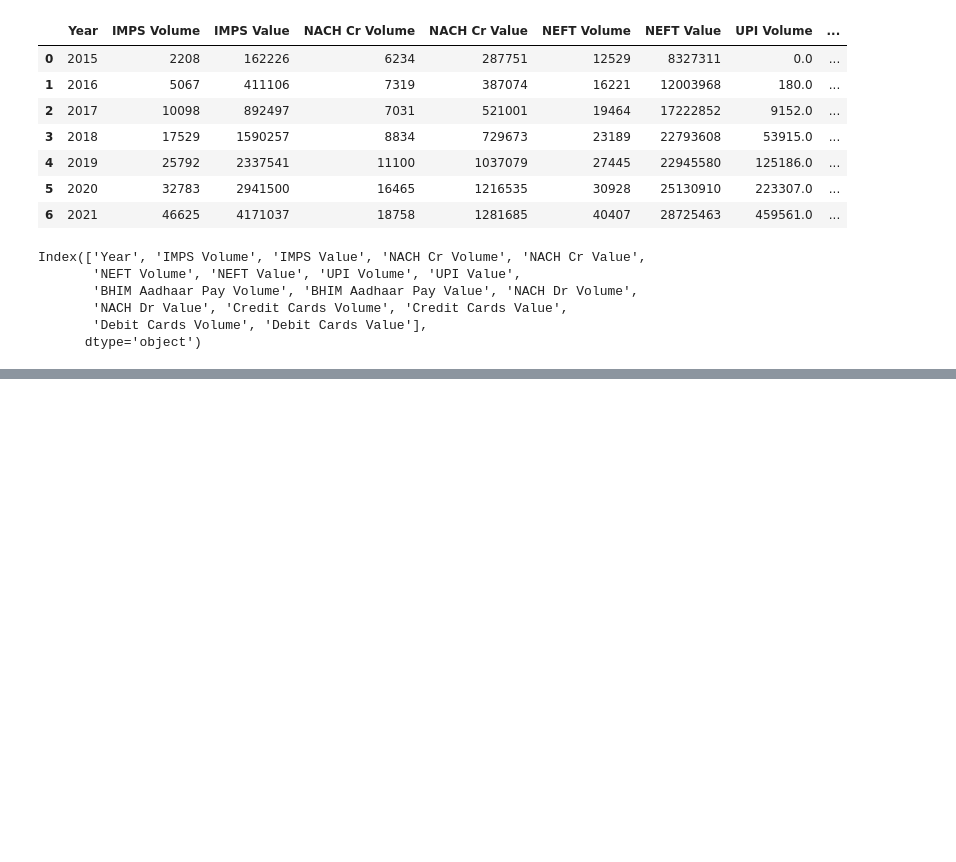
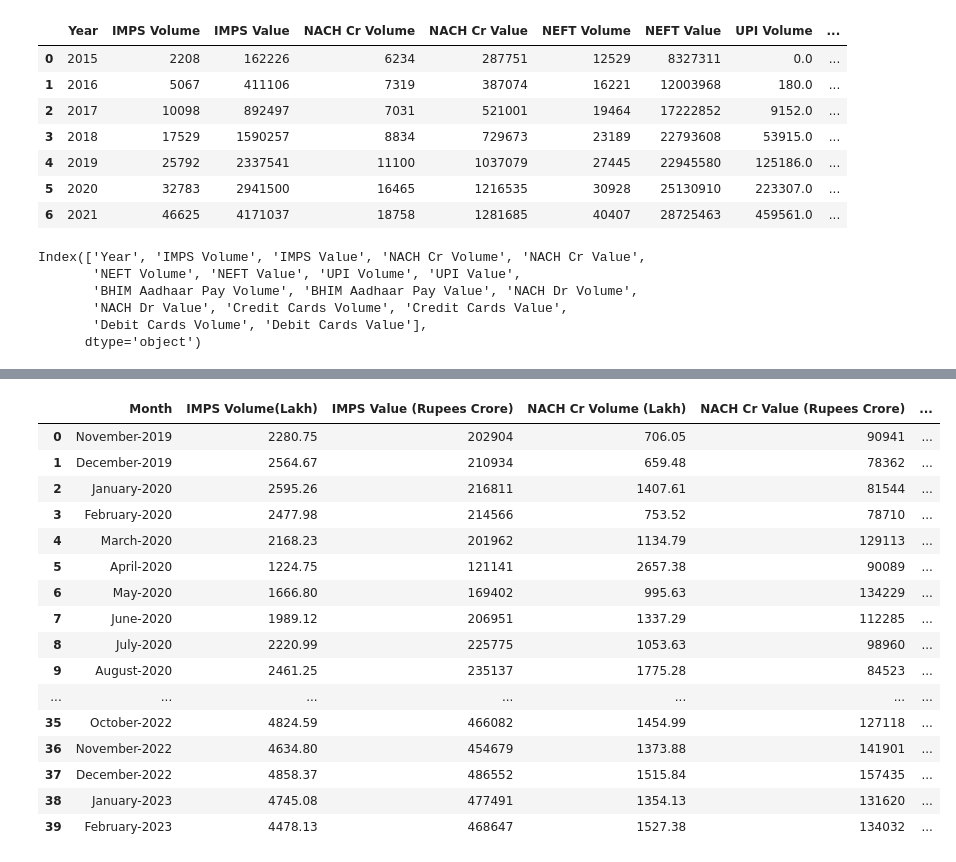
Before and after one commit to chirag-25/Datascience_writing_assignment, a Jupyter notebook: plotting.ipynb, the cells around one changed output, grey strips where cells are left out. Cells and saved outputs as stored; diff of their text form; code cells hidden in the pictures; blank space fills up the shorter version.

```diff
--- a/plotting.ipynb
+++ b/plotting.ipynb
@@ -487,0 +649,23 @@ payment_system_yearly.to_csv('payment_system_yearly_final.csv', index=False)
+# %%
+monthly_paisa_system.iloc[:, 1:] = monthly_paisa_system.iloc[:, 1:].apply(pd.to_numeric, errors = 'coerce')
+monthly_paisa_system['Month'] = pd.to_datetime(monthly_paisa_system['Month'], format='%b-%y')
+monthly_paisa_system['Month'] = monthly_paisa_system['Month'].dt.strftime('%B-%Y')
+monthly_paisa_system
+# %% [output]
+|  | Month | IMPS Volume(Lakh) | IMPS Value (Rupees Crore) | NACH Cr Volume (Lakh) | NACH Cr Value (Rupees Crore) | ... |
+| 0 | November-2019 | 2280.75 | 202904 | 706.05 | 90941 | ... |
+| 1 | December-2019 | 2564.67 | 210934 | 659.48 | 78362 | ... |
+| 2 | January-2020 | 2595.26 | 216811 | 1407.61 | 81544 | ... |
+| 3 | February-2020 | 2477.98 | 214566 | 753.52 | 78710 | ... |
+| 4 | March-2020 | 2168.23 | 201962 | 1134.79 | 129113 | ... |
+| 5 | April-2020 | 1224.75 | 121141 | 2657.38 | 90089 | ... |
+| 6 | May-2020 | 1666.80 | 169402 | 995.63 | 134229 | ... |
+| 7 | June-2020 | 1989.12 | 206951 | 1337.29 | 112285 | ... |
+| 8 | July-2020 | 2220.99 | 225775 | 1053.63 | 98960 | ... |
+| 9 | August-2020 | 2461.25 | 235137 | 1775.28 | 84523 | ... |
+| ... | ... | ... | ... | ... | ... | ... |
+| 35 | October-2022 | 4824.59 | 466082 | 1454.99 | 127118 | ... |
+| 36 | November-2022 | 4634.80 | 454679 | 1373.88 | 141901 | ... |
+| 37 | December-2022 | 4858.37 | 486552 | 1515.84 | 157435 | ... |
+| 38 | January-2023 | 4745.08 | 477491 | 1354.13 | 131620 | ... |
+| 39 | February-2023 | 4478.13 | 468647 | 1527.38 | 134032 | ... |
```
Also changed, not shown: parts of 19 cells of this notebook, 3 other files.
